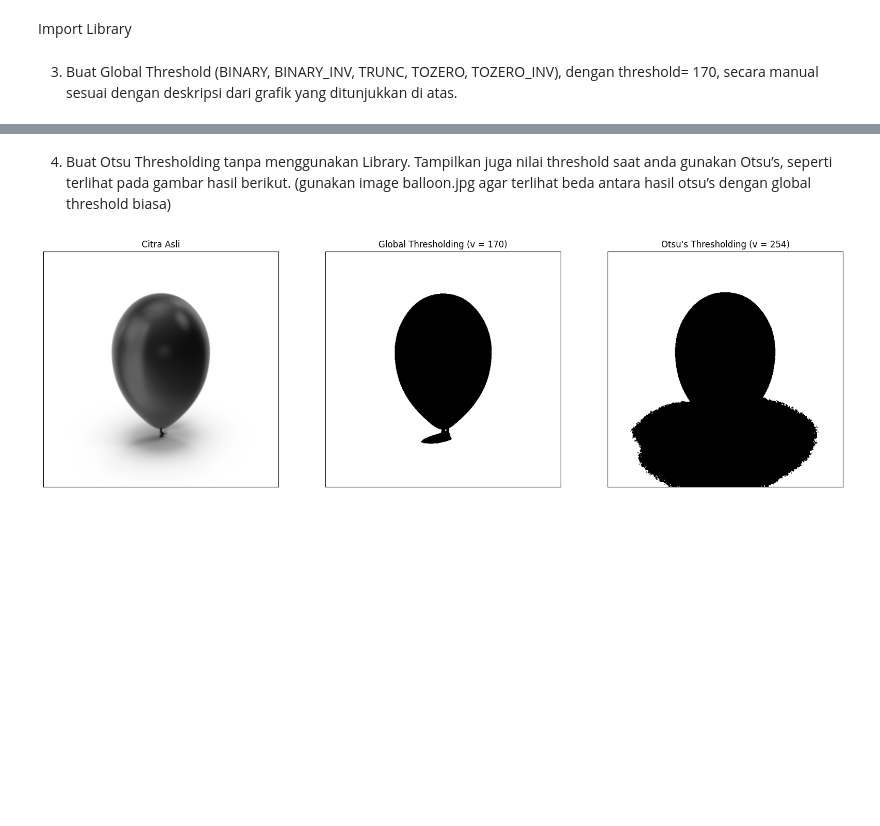
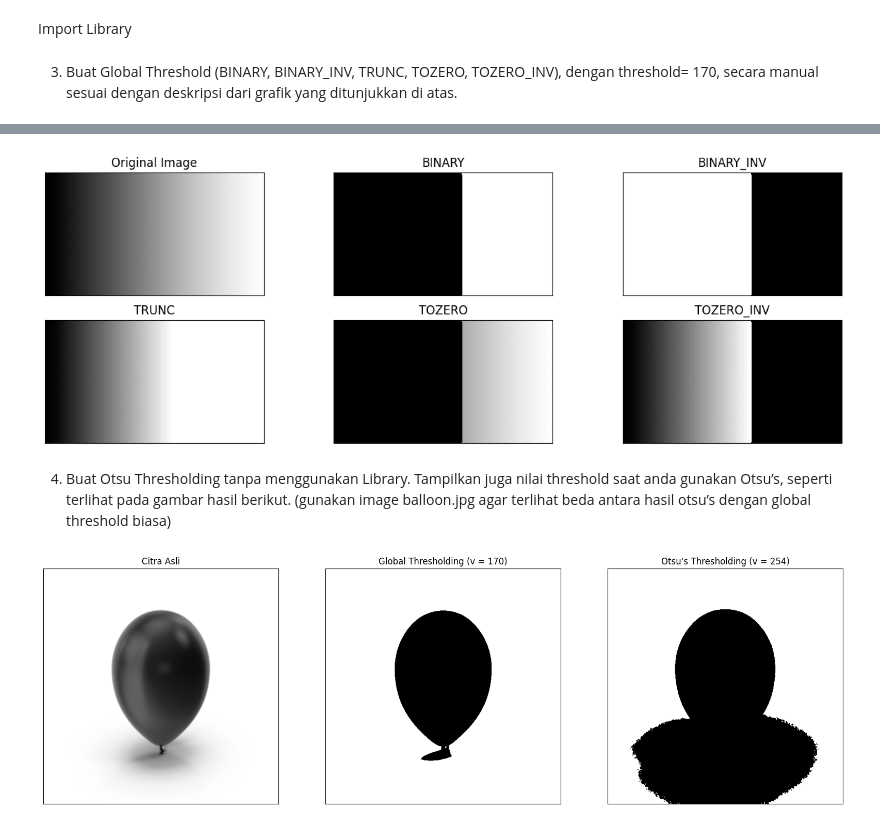
Before and after one commit to anjanidwilestari/PCVK_Genap_2023, a Jupyter notebook: Week10.ipynb, the cells around one changed output, grey strips where cells are left out. Cells and saved outputs as stored; diff of their text form; code cells hidden in the pictures; blank space fills up the shorter version.

```diff
--- a/Week10.ipynb
+++ b/Week10.ipynb
@@ -51,3 +18,61 @@ plt.show()
+# %%
+filename = ('/content/drive/MyDrive/PCVK_AB/gradient.jpg')
+img = cv.imread(filename)
+thresh = 170
+img_gray = cv.cvtColor(img, cv.COLOR_BGR2GRAY)
+
+# membuat citra hasil pengolahan dengan ukuran yang sama seperti citra asli
+binary = np.zeros_like(img_gray)
+binary_inv = np.zeros_like(img_gray)
+trunc = np.zeros_like(img_gray)
+tozero = np.zeros_like(img_gray)
+tozero_inv = np.zeros_like(img_gray)
+
+# melakukan operasi threshold secara manual
+for i in range(img_gray.shape[0]):
+    for j in range(img_gray.shape[1]):
+        # BINARY
+        if img_gray[i][j] > thresh:
+            binary[i][j] = 255
+        else:
+            binary[i][j] = 0
+
+        # BINARY_INV
+        if img_gray[i][j] > thresh:
+            binary_inv[i][j] = 0
+        else:
+            binary_inv[i][j] = 255
+
+        # TRUNC
+        if img_gray[i][j] > thresh:
+            trunc[i][j] = thresh
+        else:
+            trunc[i][j] = img_gray[i][j]
+
+        # TOZERO
+        if img_gray[i][j] > thresh:
+            tozero[i][j] = img_gray[i][j]
+        else:
+            tozero[i][j] = 0
+
+        # TOZERO_INV
+        if img_gray[i][j] > thresh:
+            tozero_inv[i][j] = 0
+        else:
+            tozero_inv[i][j] = img_gray[i][j]
+
+titles = ['Original Image','BINARY','BINARY_INV','TRUNC', 'TOZERO', 'TOZERO_INV']
+images = [img, binary, binary_inv, trunc, tozero, tozero_inv]
+plt.figure(figsize = (15,5))
+
+for i in range(len(images)):
+  plt.subplot(2,3,i+1),plt.imshow(images[i],'gray', interpolation='nearest')
+  plt.title(titles[i])
+  plt.xticks([]),plt.yticks([])
+
+plt.show()
+# %% [output]
+[figure, added]
 # %% [markdown]
 4. Buat Otsu Thresholding tanpa menggunakan Library. Tampilkan juga nilai threshold
 saat anda gunakan Otsu’s, seperti terlihat pada gambar hasil berikut. (gunakan image
```
Also changed, not shown: parts of 1 cell of this notebook.
